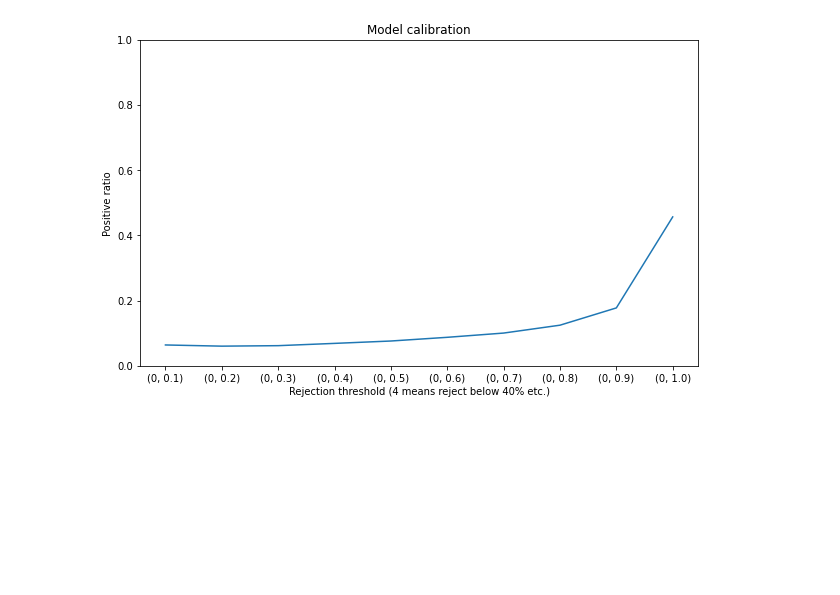
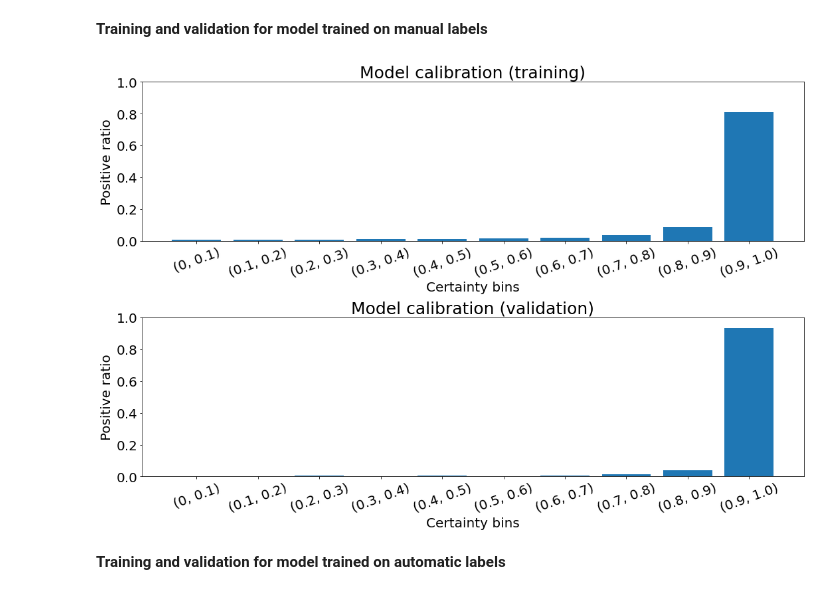
Before and after one commit to gummz/cell, a Jupyter notebook: notebooks/tables.ipynb, the cells around one changed output. Cells and saved outputs as stored; diff of their text form; code cells hidden in the pictures; blank space fills up the shorter version.

```diff
--- a/notebooks/tables.ipynb
+++ b/notebooks/tables.ipynb
@@ -3,23 +27,44 @@ import matplotlib.pyplot as plt
+# %% [markdown]
+**Training and validation for model trained on manual labels**
 # %%
-plt.figure(figsize=(10,6))
 data = (('(0, 0.1)',0.06388642413487133,0.05),
-('(0, 0.2)',0.06024325351577347,0.1),
-('(0, 0.3)',0.06173659054699947,0.14),
-('(0, 0.4)',0.06871666143708817,0.19),
-('(0, 0.5)',0.07600035023202872,0.22),
-('(0, 0.6)',0.08735234369121962,0.27),
-('(0, 0.7)',0.1003659174072138,0.32),
-('(0, 0.8)',0.12451580306517712,0.37),
- ('(0, 0.9)', 0.17748719824433065, 0.45),
-  ('(0, 1.0)', 0.45651708129984525, 0.69))
+('(0.1, 0.2)',0.06024325351577347,0.1),
+('(0.2, 0.3)',0.06173659054699947,0.14),
+('(0.3, 0.4)',0.06871666143708817,0.19),
+('(0.4, 0.5)',0.07600035023202872,0.22),
+('(0.5, 0.6)',0.08735234369121962,0.27),
+('(0.6, 0.7)',0.1003659174072138,0.32),
+('(0.7, 0.8)',0.12451580306517712,0.37),
+ ('(0.8, 0.9)', 0.17748719824433065, 0.45),
+  ('(0.9, 1.0)', 0.45651708129984525, 0.69))
+
+x = [item[0] for item in data]
+
+calib_train = (0.007331602260577364,
+              0.009212602432941416,
+              0.008138765959611374,
+              0.010016270083384177,
+              0.011290240553323502,
+              0.015358795707674313,
+              0.019676632092739475,
+              0.03627022077525689,
+              0.08877457471732708,
+              0.8099672533769955)
 
 
-plt.plot([item[0] for item in data], [item[1] for item in data])
-plt.ylabel('Positive ratio')
-plt.xlabel('Rejection threshold (4 means reject below 40% etc.)')
-plt.xticks(range(10))
-plt.title('Model calibration')
-plt.ylim(bottom=0, top=1)
-plt.show()
+calib_val = (0.0015360983102918587,
+            0.0,
+            0.006144393241167435,
+            0.0030721966205837174,
+            0.004608294930875576,
+            0.0030721966205837174,
+            0.004608294930875576,
+            0.015360983102918587,
+            0.041474654377880185,
+            0.9323076923076923)
+
+plot_calibration(calib_train, calib_val)
 # %% [output]
-[figure, old version]
+[figure, new version]
+# %% [markdown]
+**Training and validation for model trained on automatic labels**
```
Also changed, not shown: parts of 1 cell of this notebook, 3 other files.
